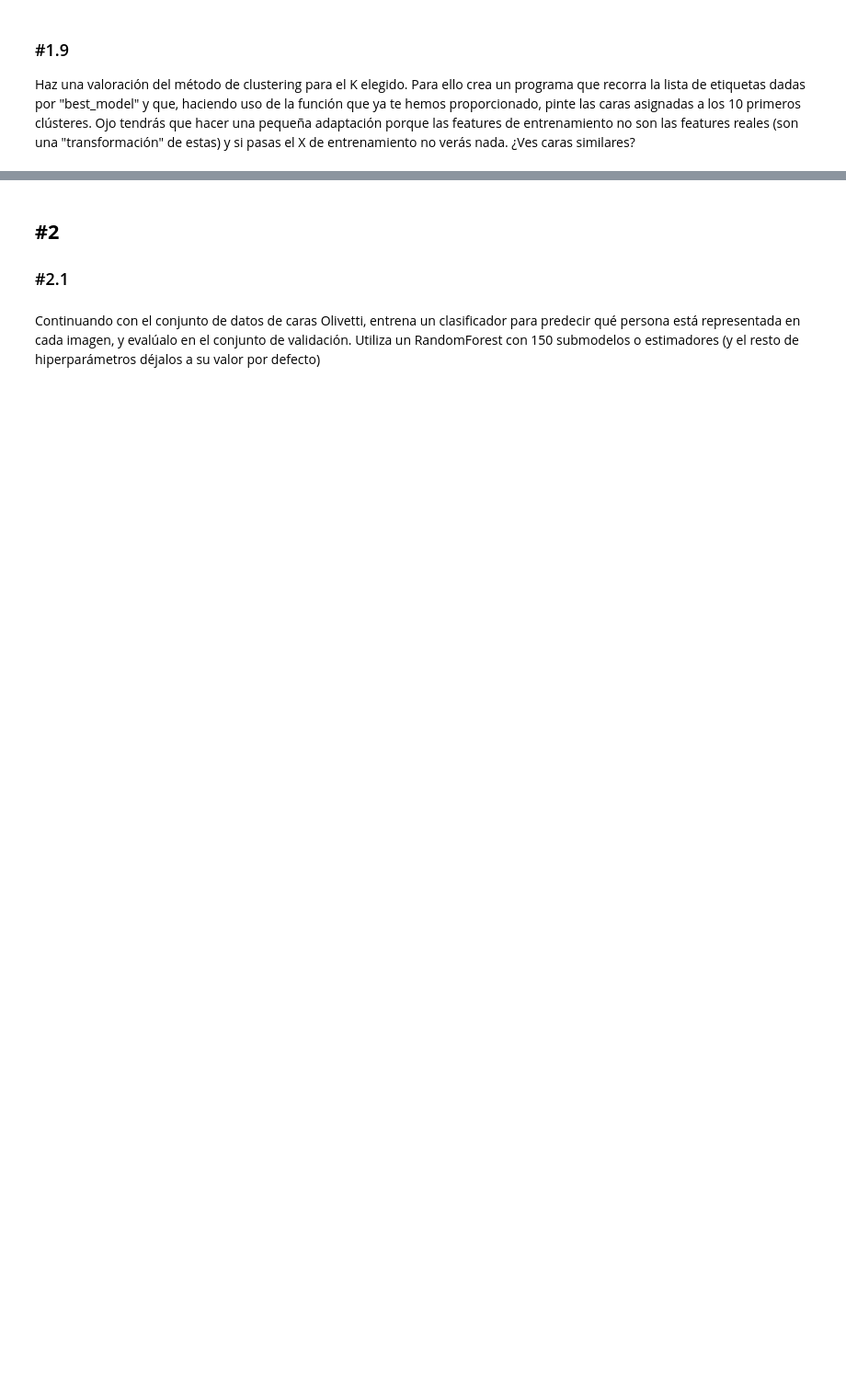
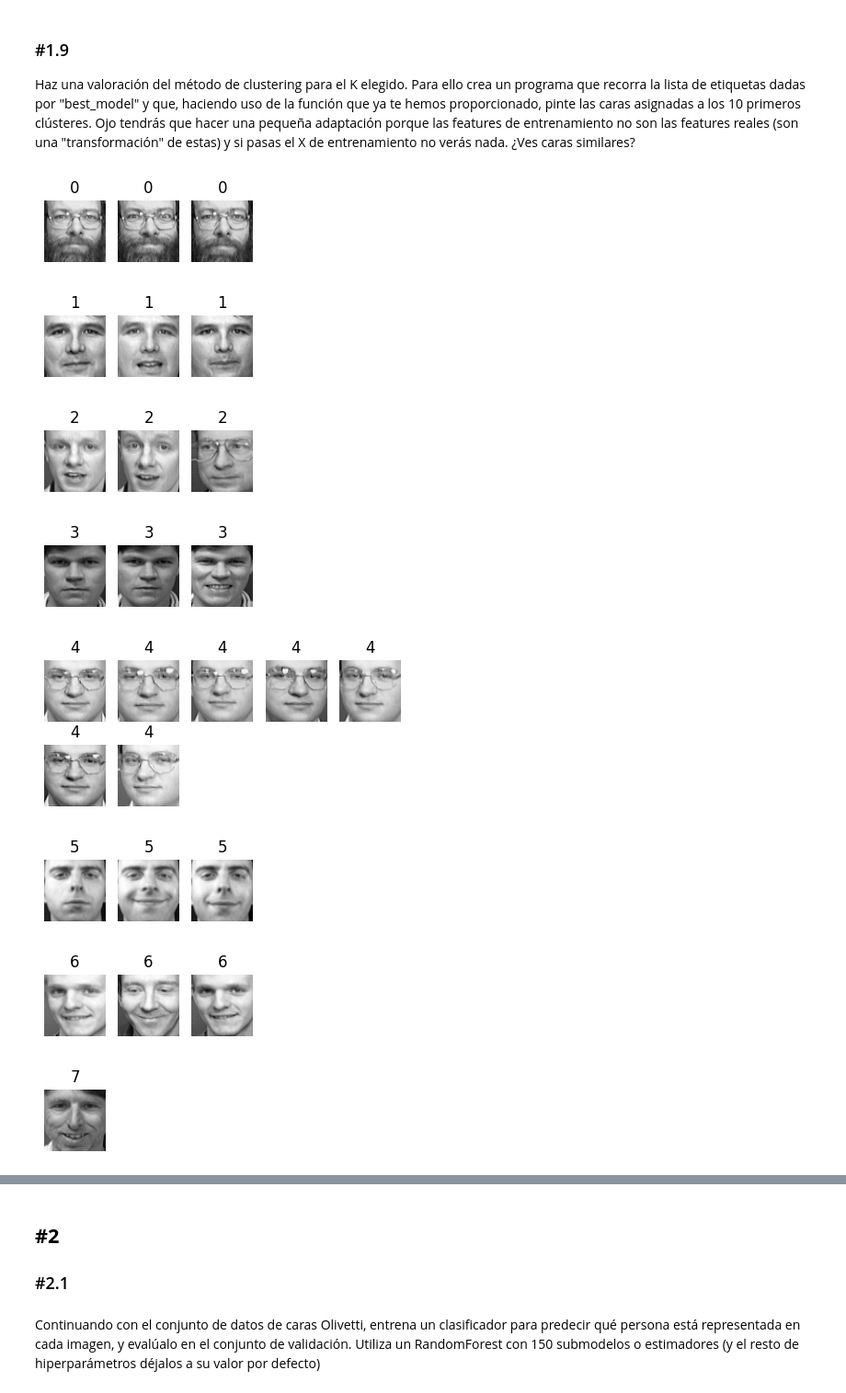
Before and after one commit to jose-yh/ONLINE_DS_THEBRIDGE_Jose_YH_2, a Jupyter notebook: 04_Machine_Learning/Sprint_13/Unidad_01/Practica_Obligatoria/18_Practica_Obligatoria_Clustering_I.ipynb, the cells around one changed output, grey strips where cells are left out. Shown at 92% size. Cells and saved outputs as stored; diff of their text form; code cells hidden in the pictures; blank space fills up the shorter version.

```diff
--- a/04_Machine_Learning/Sprint_13/Unidad_01/Practica_Obligatoria/18_Practica_Obligatoria_Clustering_I.ipynb
+++ b/04_Machine_Learning/Sprint_13/Unidad_01/Practica_Obligatoria/18_Practica_Obligatoria_Clustering_I.ipynb
@@ -79,7 +115,7 @@ X_temp, X_test, y_temp, y_test = train_test_split(data_shuffled.drop('target', a
 # Dividiendo el dataset temporal en train y validation (80-10)
 X_train, X_valid, y_train, y_valid = train_test_split(X_temp,
                                                       y_temp,
-                                                      test_size=0.1,
+                                                      test_size=0.1111,  # 10% del 90% es ~10%
                                                       stratify=y_temp,
                                                       random_state=42)
 # %% [markdown]
@@ -192,8 +229,17 @@ Haz una valoración del método de clustering para el K elegido. Para ello crea
 # %%
 # Obteneniendo las etiquetas de los clusters
 labels = best_model.labels_
 
 # Visualizando las caras de los 10 primeros clusters
-for cluster in range(10):
+for cluster in range(min(10, best_k)):
     cluster_faces = X_train[labels == cluster]
-    plot_faces(cluster_faces, [cluster]*len(cluster_faces), n_cols=5)
+    plot_faces(cluster_faces, [cluster] * len(cluster_faces), n_cols=5)
+# %% [output]
+[figure, added]
+[figure, added]
+[figure, added]
+[figure, added]
+[figure, added]
+[figure, added]
+[figure, added]
+[figure, added]
```
Also changed, not shown: parts of 13 cells of this notebook.
